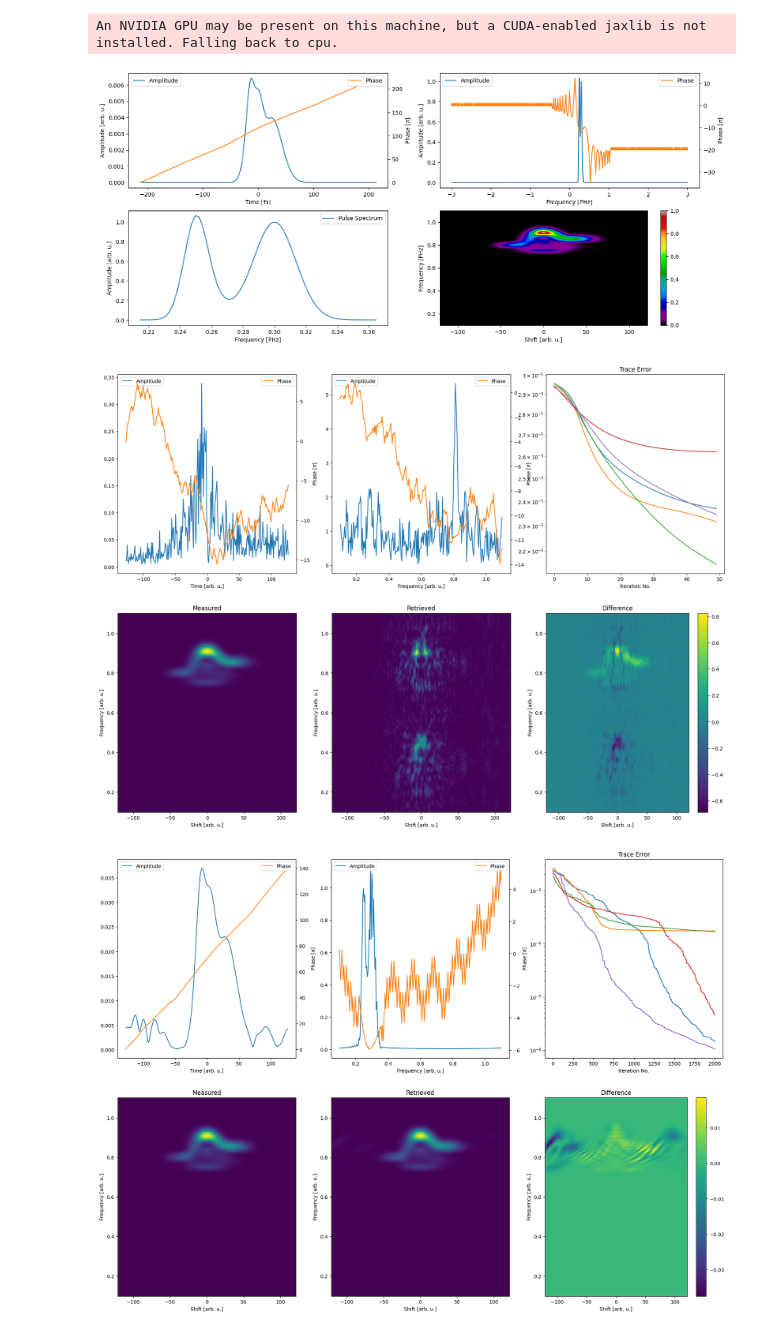
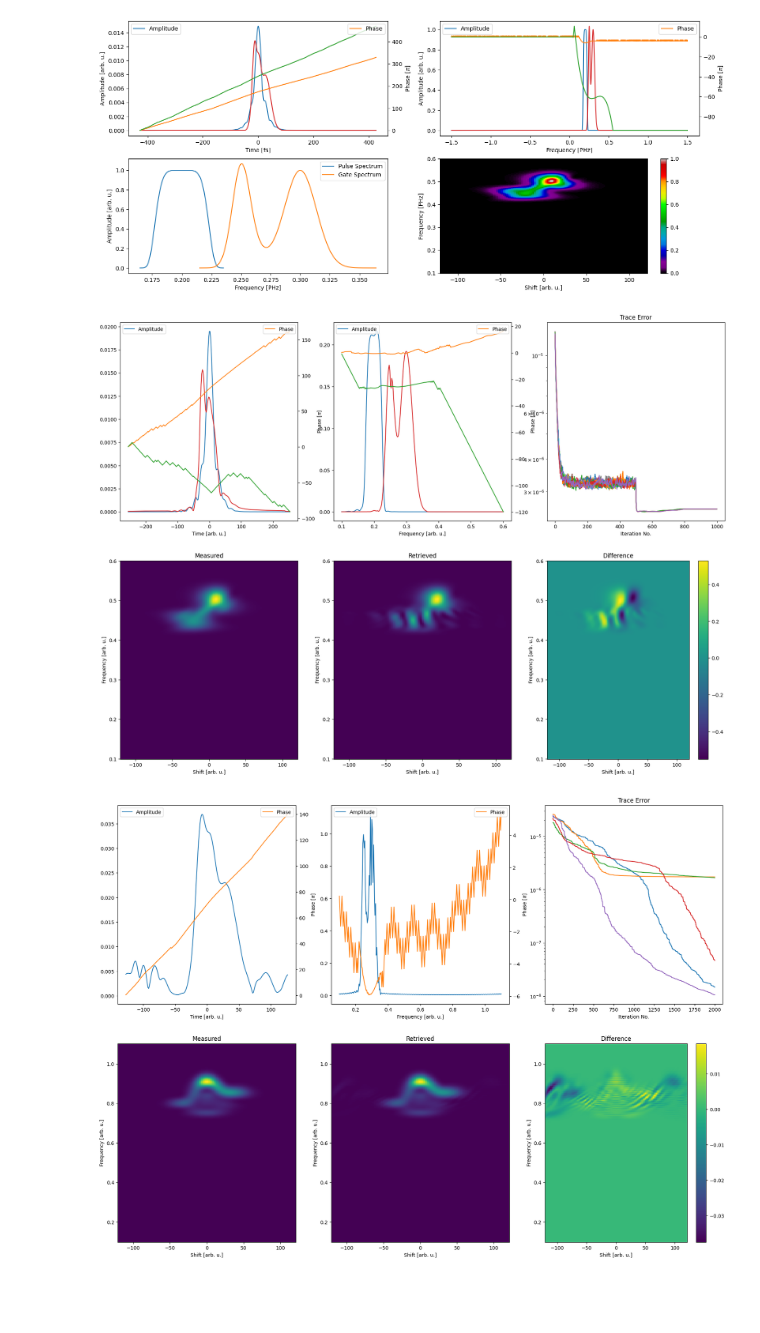
Before and after one commit to matillda123/Pulse-Retrieval-with-JAX, a Jupyter notebook: _usage_example.ipynb, the cells around one changed output. Drawn from its saved outputs; the diff is of its cells as text; code cells hidden in the pictures; blank space fills up the shorter version.

```diff
--- a/_usage_example.ipynb
+++ b/_usage_example.ipynb
@@ -12,22 +12,21 @@ amp1 = GaussianAmplitude((1,1), (0.25,0.3), (0.025,0.045), (1,1))
 phase1 = PolynomialPhase(None, (0,0,-50,50))
 
 
-mp = MakeTrace(N=128*20, f_max=3)
-time, frequency, pulse_t, pulse_f = mp.generate_pulse((amp1,phase0))
+mp = MakeTrace(N=128*20, f_max=1.5)
+time, frequency, pulse_t, pulse_f = mp.generate_pulse((amp0,phase0))
 
-_, frequency_gate, _, pulse_f_gate = mp.generate_pulse((amp0,phase0))
+_, frequency_gate, _, pulse_f_gate = mp.generate_pulse((amp1,phase0))
 
 
 # something is wrong with sd generation
 
 delay = jnp.linspace(-120,120,128)
-delay, frequency_trace, trace, spectra = mp.generate_frog(time, frequency, pulse_t, pulse_f, "thg", delay, real_fields=False,
-                                                          cross_correlation=False,
+delay, frequency_trace, trace, spectra = mp.generate_frog(time, frequency, pulse_t, pulse_f, "shg", delay, real_fields=False,
+                                                          cross_correlation=True,
                                                           gate=(frequency_gate, pulse_f_gate),
-                                                          N=128*2, frequency_range=(0.1,1.1), interpolate_fft_conform=False)
+                                                          N=128*2, frequency_range=(0.1,0.6), interpolate_fft_conform=False)
 # %% [output]
-An NVIDIA GPU may be present on this machine, but a CUDA-enabled jaxlib is not installed. Falling back to cpu.
-[figure, old version]
+[figure, new version]
 # %%
 # doubleblind issue
 # GP, PIE and COPRA -> gate-pulse seems to need to have lower frequency than pulse?
@@ -38,24 +37,23 @@ An NVIDIA GPU may be present on this machine, but a CUDA-enabled jaxlib is not i
 # %%
 from pulsedjax.frog import PtychographicIterativeEngine
 
-gp = PtychographicIterativeEngine(delay, frequency_trace, trace, "thg", cross_correlation=False, seed=None)
+gp = PtychographicIterativeEngine(delay, frequency_trace, trace, "shg", cross_correlation="doubleblind", seed=None)
 
 #gp.eta_spectral_amplitude = 0.001
-#gp.use_measured_spectrum(spectra.pulse[0], spectra.pulse[1], "pulse")
-#gp.use_measured_spectrum(spectra.gate[0], spectra.gate[1], "gate")
+gp.use_measured_spectrum(spectra.pulse[0], spectra.pulse[1], "pulse")
+gp.use_measured_spectrum(spectra.gate[0], spectra.gate[1], "gate")
 
+population = gp.create_initial_population(15, "constant")
 
-population = gp.create_initial_population(5, "random")
-
-gp.local_gamma = 1e-1
+gp.local_gamma = 1e-2
 gp.global_gamma = 1e-2
 
 gp.pie_method = "rPIE"
 
-final_result = gp.run(population, 0, 50)
+final_result = gp.run(population, 500, 500)
 gp.plot_results(final_result)
 # %% [output]
-[figure, old version]
+[figure, new version]
 # %%
 from pulsedjax.frog import LSF
 
```
Also changed, not shown: 7 other files.
